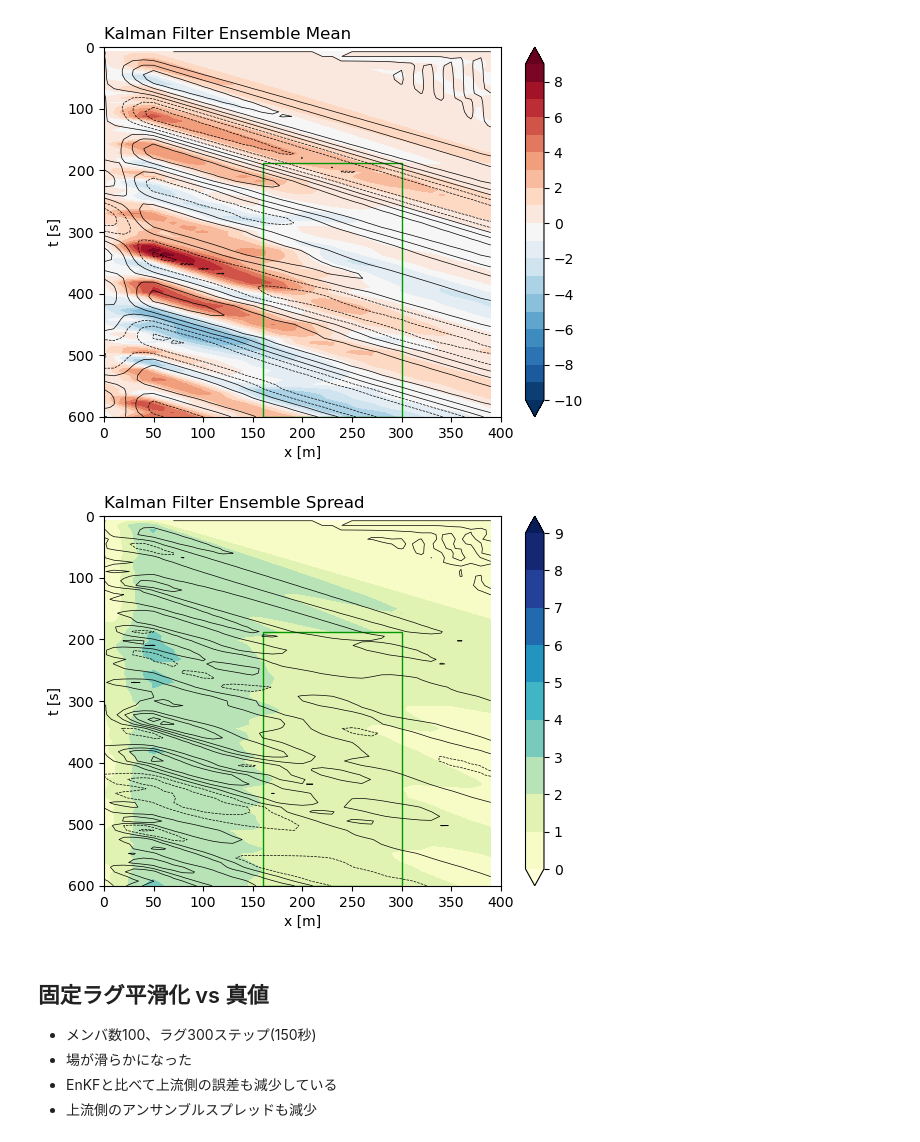
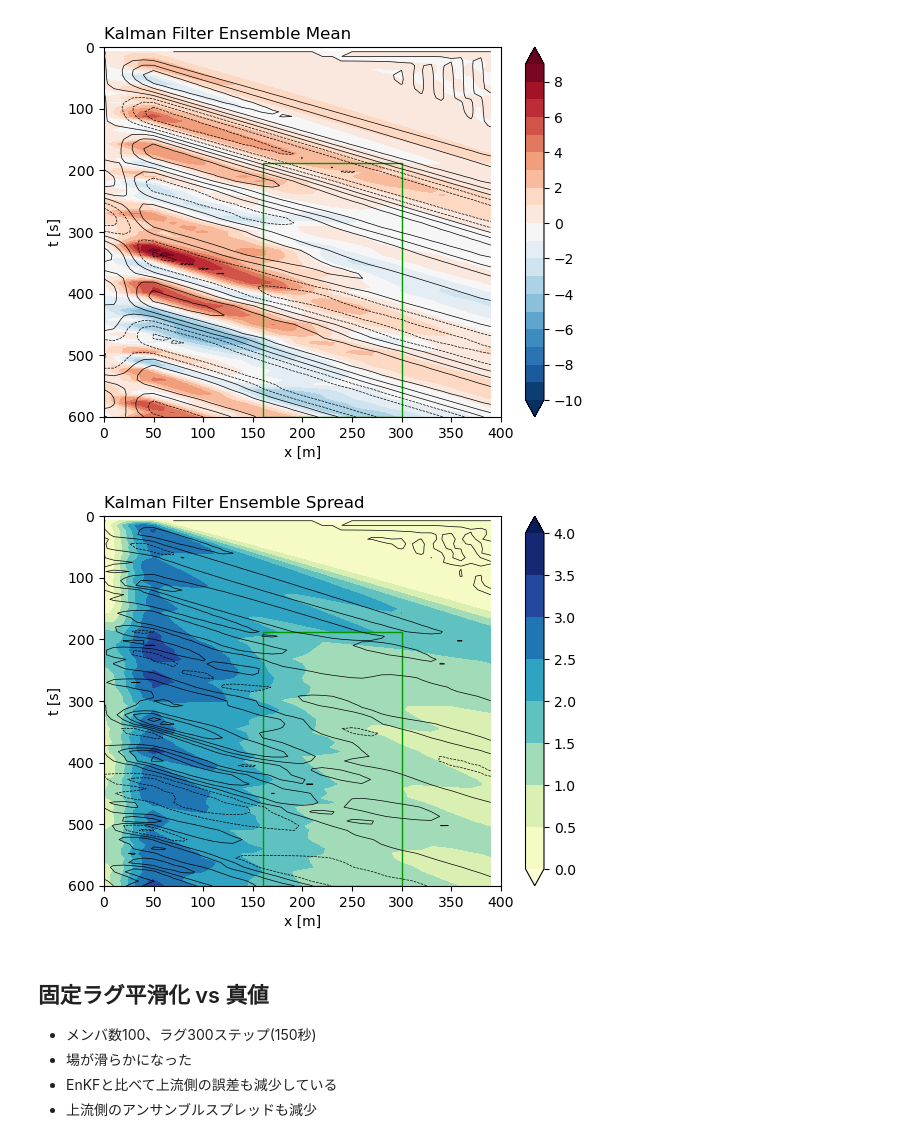
Before and after one commit to wm-ytakano/dass2023-adv-EnKF, a Jupyter notebook: main.ipynb, the cells around one changed output. Saved outputs shown, nothing was run; the diff lists cells and outputs as text; code cells hidden in the pictures.

```diff
--- a/main.ipynb
+++ b/main.ipynb
@@ -48,14 +48,14 @@ main.plot_xt(
 # %%
 main.plot_xt(
     std_filter,
-    torch.arange(0, 10, 1),
+    torch.arange(0, 4.1, 0.5),
     "YlGnBu",
     x_filter - x_true,
     torch.arange(-10, 10, 2),
     "Kalman Filter Ensemble Spread"
 )
 # %% [output]
-[figure, old version]
+[figure, new version]
 # %% [markdown]
 ## 固定ラグ平滑化 vs 真値
 - メンバ数100、ラグ300ステップ(150秒)
```
Also changed, not shown: parts of 1 cell of this notebook.
